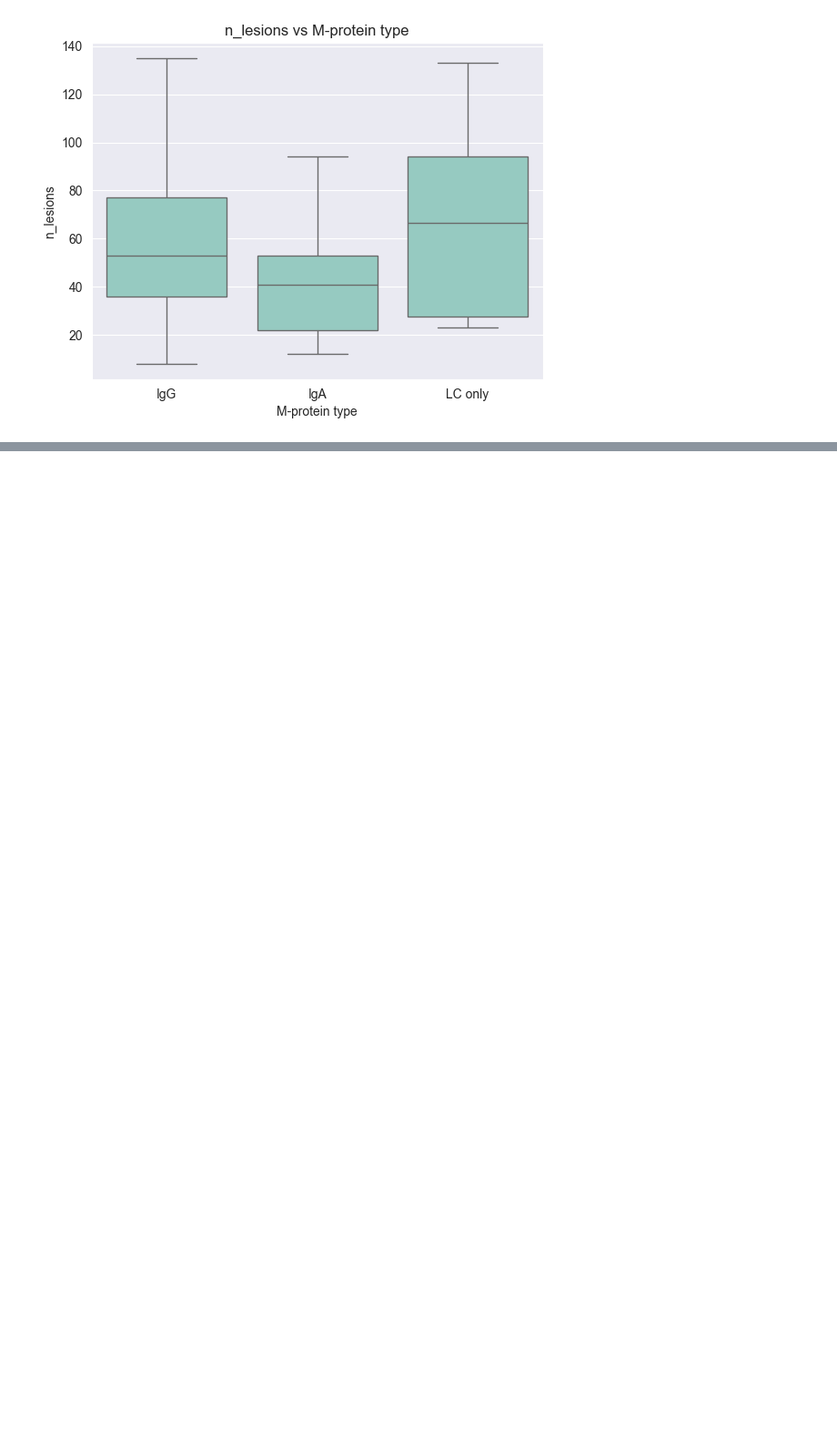
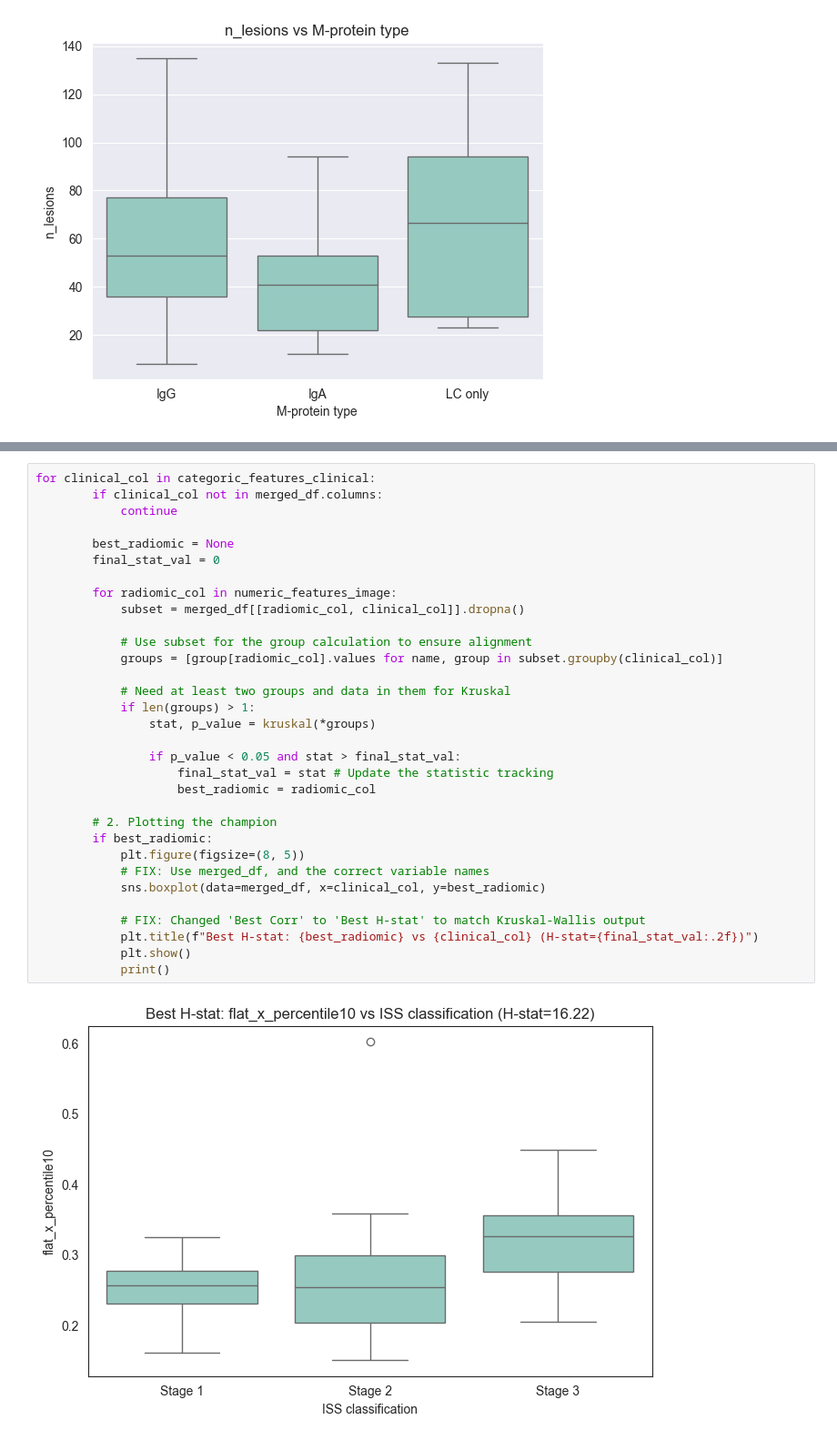
Before and after one commit to lukas1110/Analysis-of-multiple-myelomas-from-dual-CT, a Jupyter notebook: lesions_level/shape_features_analysis.ipynb, the cells around one changed output, grey strips where cells are left out. Shown at 91% size. Cells and saved outputs as stored; diff of their text form; blank space fills up the shorter version.

```diff
--- a/lesions_level/shape_features_analysis.ipynb
+++ b/lesions_level/shape_features_analysis.ipynb
@@ -737,0 +846,34 @@ for feature in features:
+# %%
+for clinical_col in categoric_features_clinical:
+        if clinical_col not in merged_df.columns:
+            continue
+
+        best_radiomic = None
+        final_stat_val = 0
+
+        for radiomic_col in numeric_features_image:
+            subset = merged_df[[radiomic_col, clinical_col]].dropna()
+
+            # Use subset for the group calculation to ensure alignment
+            groups = [group[radiomic_col].values for name, group in subset.groupby(clinical_col)]
+
+            # Need at least two groups and data in them for Kruskal
+            if len(groups) > 1:
+                stat, p_value = kruskal(*groups)
+
+                if p_value < 0.05 and stat > final_stat_val:
+                    final_stat_val = stat # Update the statistic tracking
+                    best_radiomic = radiomic_col
+
+        # 2. Plotting the champion
+        if best_radiomic:
+            plt.figure(figsize=(8, 5))
+            # FIX: Use merged_df, and the correct variable names
+            sns.boxplot(data=merged_df, x=clinical_col, y=best_radiomic)
+
+            # FIX: Changed 'Best Corr' to 'Best H-stat' to match Kruskal-Wallis output
+            plt.title(f"Best H-stat: {best_radiomic} vs {clinical_col} (H-stat={final_stat_val:.2f})")
+            plt.show()
+            print()
+# %% [output]
+[figure, added]
```
Also changed, not shown: parts of 3 cells of this notebook, 2 other files.
